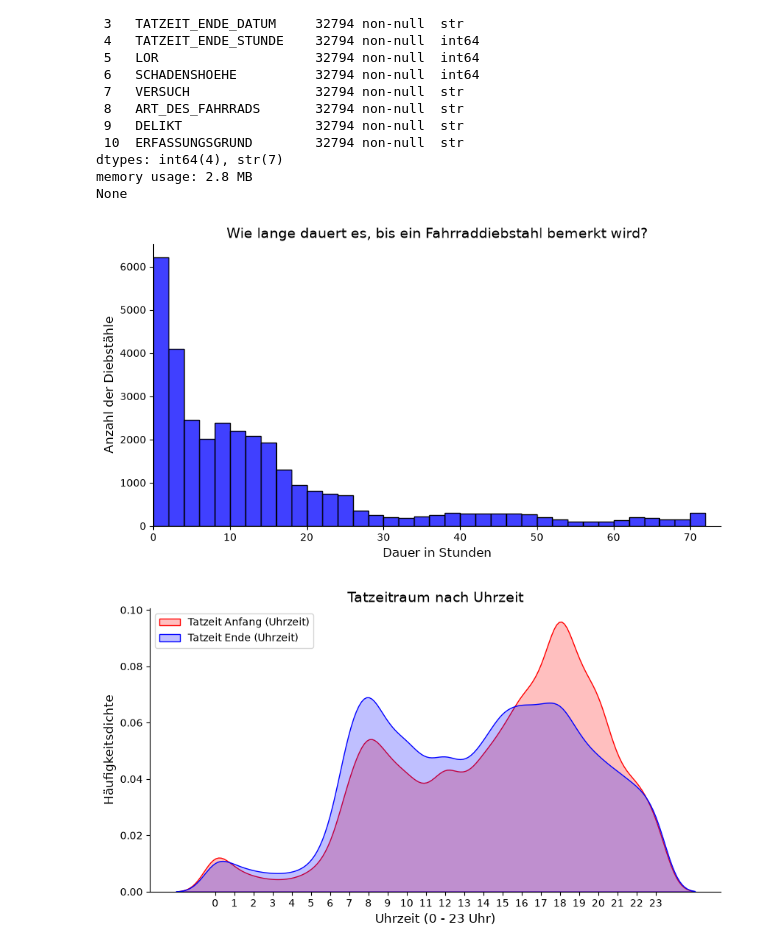
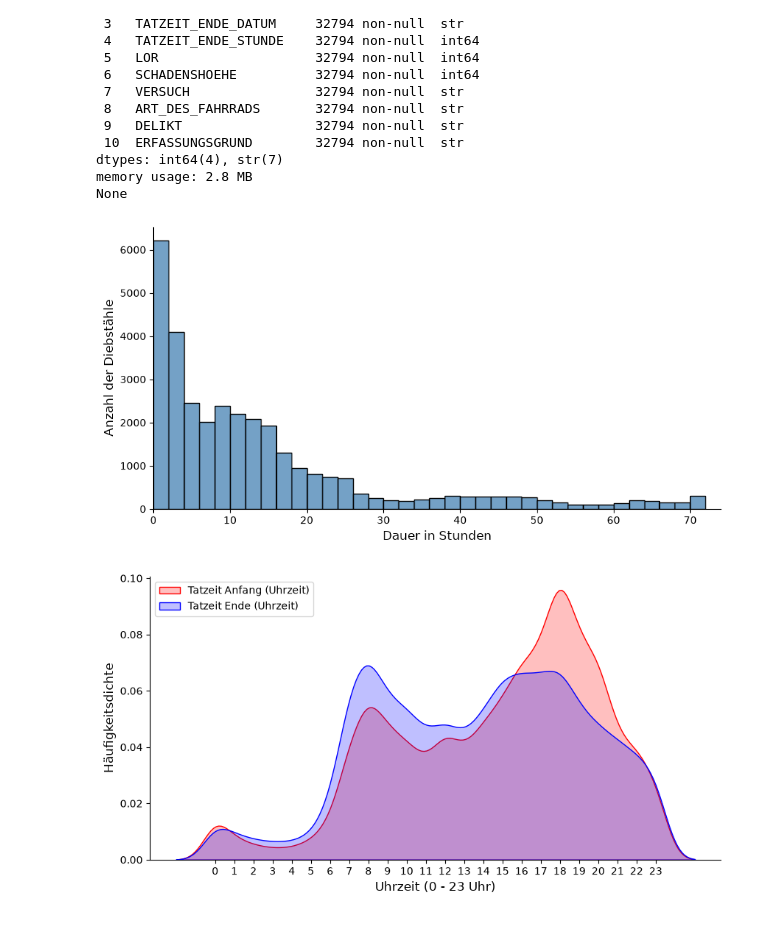
Before and after one commit to charly1908/DataScienceProject_Fahrraddiebstahl, a Jupyter notebook: Zeiten.ipynb, the cells around one changed output. Cells and saved outputs as stored; diff of their text form; code cells hidden in the pictures.

```diff
--- a/Zeiten.ipynb
+++ b/Zeiten.ipynb
@@ -28,31 +28,32 @@ None
 # %%
 # Datum und Uhrzeit kombinieren
 # Datum: 'TT.MM.JJJJ', Stunde: Zahl
 df['Start_Zeit'] = pd.to_datetime(df['TATZEIT_ANFANG_DATUM'], format='%d.%m.%Y') + pd.to_timedelta(df['TATZEIT_ANFANG_STUNDE'], unit='h')
 df['Ende_Zeit'] = pd.to_datetime(df['TATZEIT_ENDE_DATUM'], format='%d.%m.%Y') + pd.to_timedelta(df['TATZEIT_ENDE_STUNDE'], unit='h')
 
 # Wie viele Stunden lagen zwischen Start und Ende?
 df['Tatdauer_Stunden'] = (df['Ende_Zeit'] - df['Start_Zeit']).dt.total_seconds() / 3600
 
 # Wochentag extrahieren
 df['Wochentag'] = df['Start_Zeit'].dt.day_name()
 
 # Zeitfenster zwischen Tatbeginn und Tatende (bis 72 Std.; Tatzeitfenster)
 # Tatzeitende = Besitzer stellt fest, dass sein Fahrrad weg ist. Tatzeitbeginn = Zeitpunkt, an dem das Fahrrad zuletzt gesehen wurde.
 # Immer 2er Schritte: 0-2 Std., 2-4 Std., 4-6 Std., ...
 fig, ax = plt.subplots(figsize=(10, 5))
-ax = sns.histplot(data=df, x='Tatdauer_Stunden', bins=36, color='blue', edgecolor='black')
+ax = sns.histplot(data=df, x='Tatdauer_Stunden', bins=36, color='steelblue', edgecolor='black')
 
 # 1. Lücke links entfernen (x-Achse startet exakt bei 0)
 ax.set_xlim(0, 74)
 
-ax.set_title('Wie lange dauert es, bis ein Fahrraddiebstahl bemerkt wird?', fontsize=14)
+#ax.set_title('Wie lange dauert es, bis ein Fahrraddiebstahl bemerkt wird?', fontsize=14)
 ax.set_xlabel('Dauer in Stunden', fontsize=12)
 ax.set_ylabel('Anzahl der Diebstähle', fontsize=12)
 sns.despine()
+plt.savefig('ZeitBisDiebstahlBemerkt.png', bbox_inches='tight')
 plt.show()
 # %% [output]
-[figure, old version]
+[figure, new version]
 # %%
 #Wann wird geklaut? (Vergleich Start- vs. End-Uhrzeit)
 fix, ax = plt.subplots(figsize=(10, 5))
@@ -60,15 +61,16 @@ fix, ax = plt.subplots(figsize=(10, 5))
 sns.kdeplot(df['TATZEIT_ANFANG_STUNDE'], label='Tatzeit Anfang (Uhrzeit)', fill=True, color='red')
 sns.kdeplot(df['TATZEIT_ENDE_STUNDE'], label='Tatzeit Ende (Uhrzeit)', fill=True, color='blue')
 
-ax.set_title('Tatzeitraum nach Uhrzeit', fontsize=14)
+#ax.set_title('Tatzeitraum nach Uhrzeit', fontsize=14)
 ax.set_xlabel('Uhrzeit (0 - 23 Uhr)', fontsize=12)
 ax.set_ylabel('Häufigkeitsdichte', fontsize=12)
 ax.set_xticks(range(0, 24))
 ax.legend()
 sns.despine()
+plt.savefig('ZeitraumUhrzeit.png', bbox_inches='tight')
 plt.show()
 # %% [output]
-[figure, old version]
+[figure, new version]
 # %%
 # Heatmap: Wochentag vs. Start-Stunde
 # Wochentage müssen auf Englisch sein, sonst werden die Daten nicht gefunden
```
Also changed, not shown: parts of 2 cells of this notebook, 4 other files.
